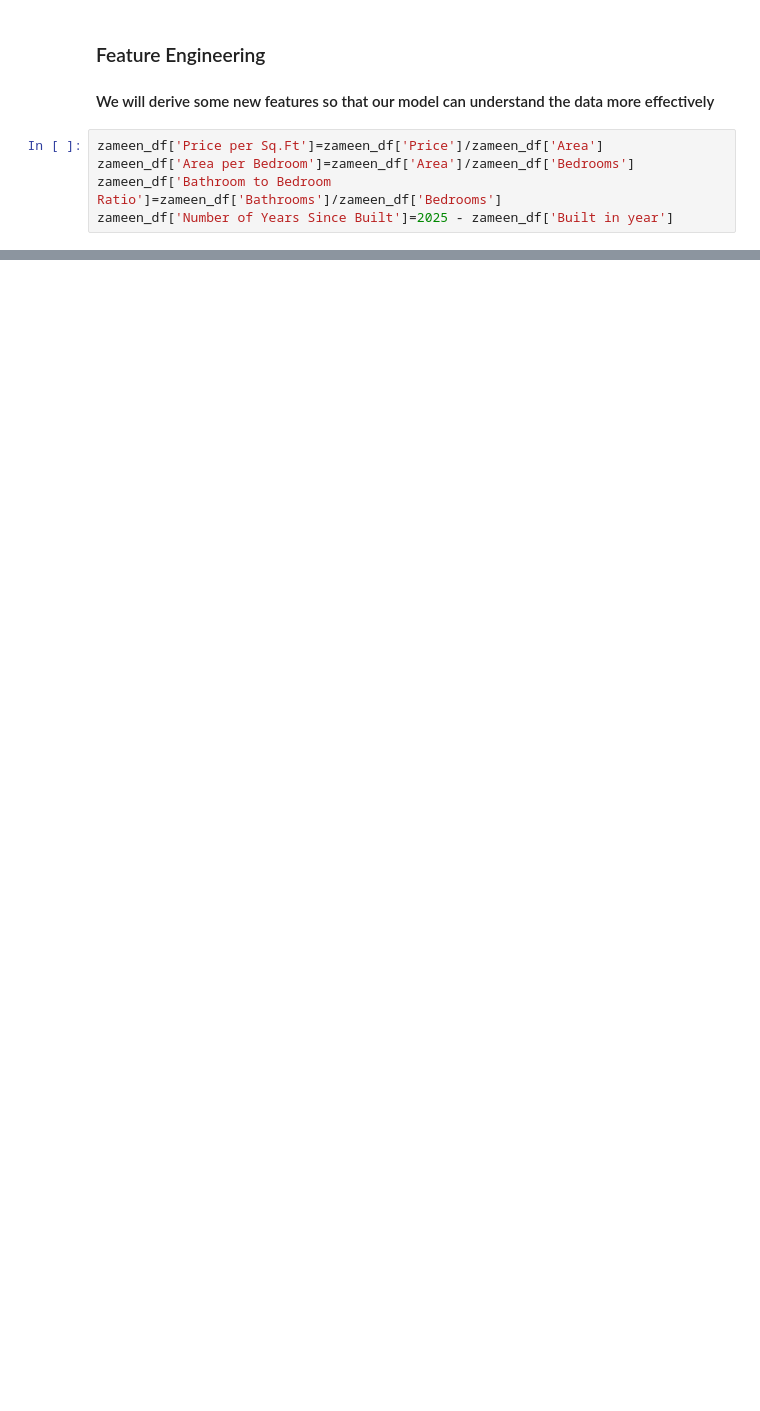
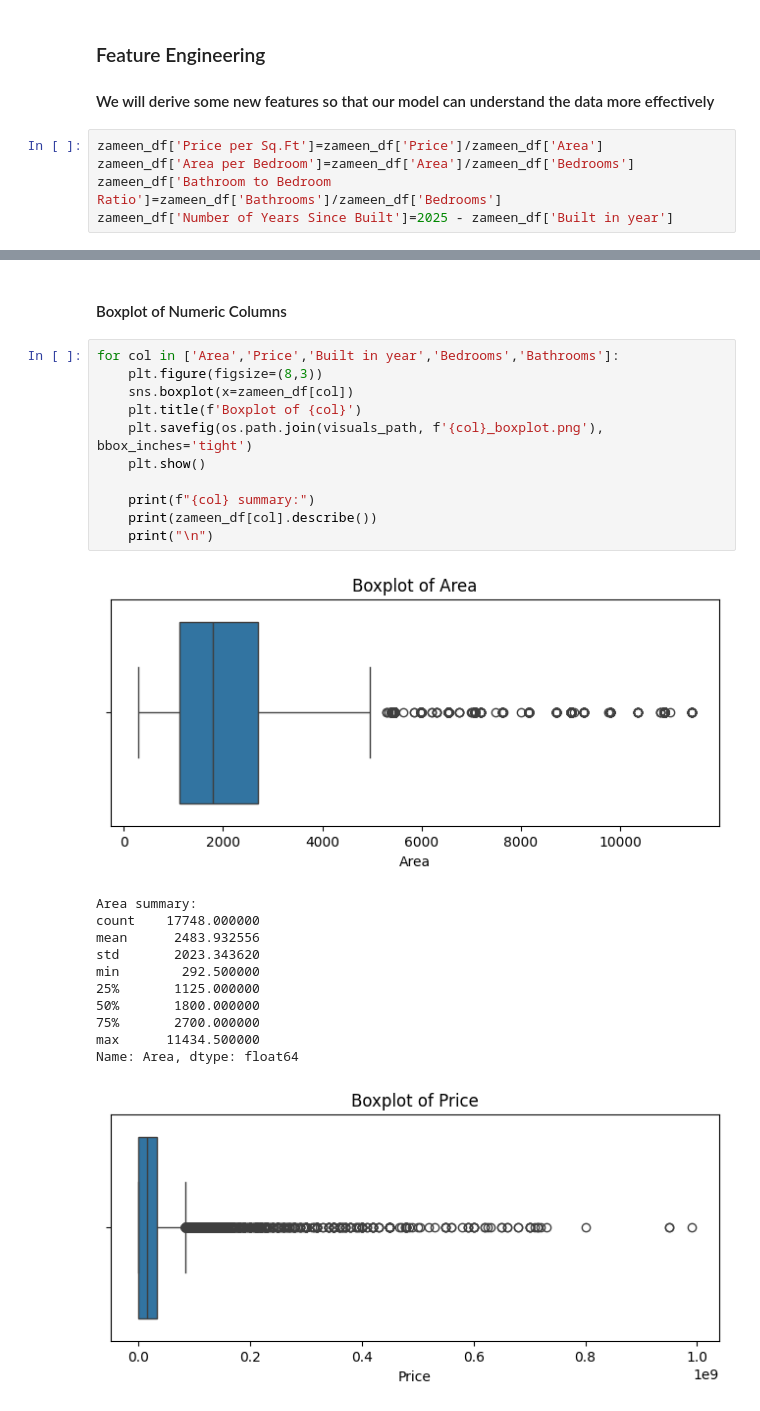
Before and after one commit to AbdulWahid026/zameen-eda-project, a Jupyter notebook: notebook/zameen_eda_final.ipynb, the cells around one changed output, grey strips where cells are left out. Drawn from its saved outputs; the diff is of its cells as text; blank space fills up the shorter version.

```diff
--- a/notebook/zameen_eda_final.ipynb
+++ b/notebook/zameen_eda_final.ipynb
@@ -356,0 +386,26 @@ zameen_df['Number of Years Since Built']=2025 - zameen_df['Built in year']
+# %% [markdown]
+#### Boxplot of Numeric Columns
+# %%
+for col in ['Area','Price','Built in year','Bedrooms','Bathrooms']:
+    plt.figure(figsize=(8,3))
+    sns.boxplot(x=zameen_df[col])
+    plt.title(f'Boxplot of {col}')
+    plt.savefig(os.path.join(visuals_path, f'{col}_boxplot.png'), bbox_inches='tight')
+    plt.show()
+
+    print(f"{col} summary:")
+    print(zameen_df[col].describe())
+    print("\n")
+# %% [output]
+[figure, added]
+Area summary:
+count    17748.000000
+mean      2483.932556
+std       2023.343620
+min        292.500000
+25%       1125.000000
+50%       1800.000000
+75%       2700.000000
+max      11434.500000
+Name: Area, dtype: float64
+[figure, added]
```
Also changed, not shown: parts of 13 cells of this notebook, 10 other files.
